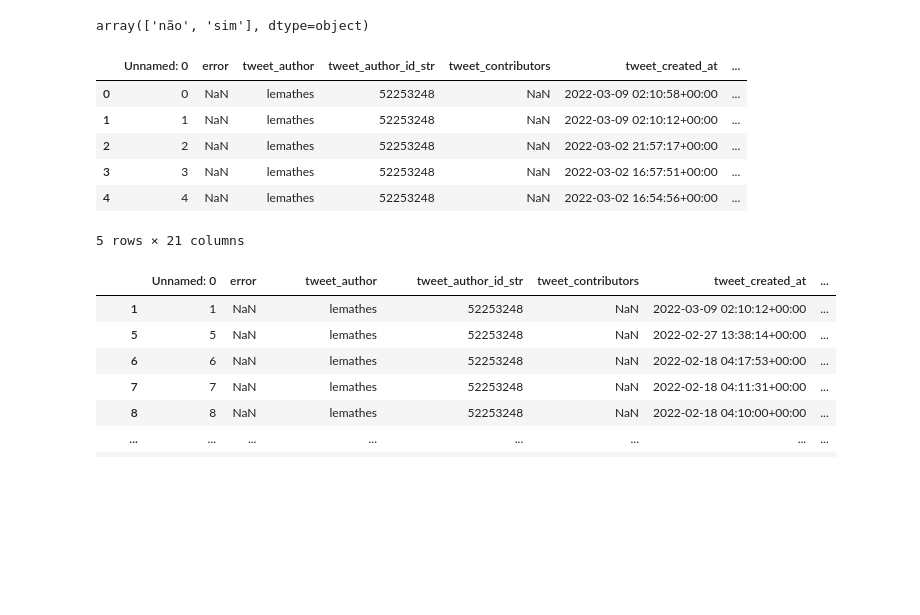
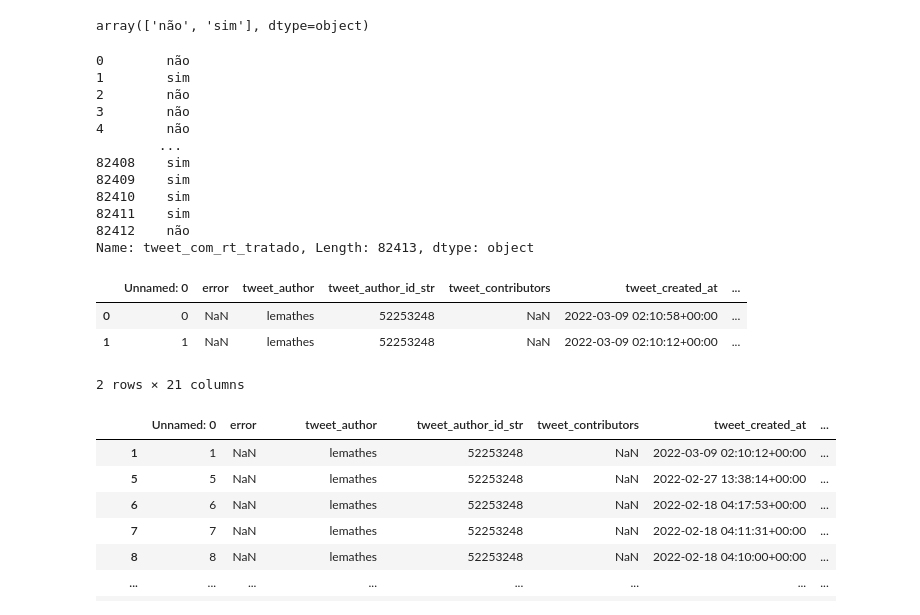
Before and after one commit to Pegabots/Motor, a Jupyter notebook: New-Model-From-INCT-DD-Evaluation.ipynb, the cells around one changed output. Saved outputs shown, nothing was run; the diff lists cells and outputs as text; code cells hidden in the pictures; blank space fills up the shorter version.

```diff
--- a/New-Model-From-INCT-DD-Evaluation.ipynb
+++ b/New-Model-From-INCT-DD-Evaluation.ipynb
@@ -116,24 +129,35 @@ array(['não', 'sim'], dtype=object)
 #        if df_timeline.iloc[i]['tweet_text'].find("RT @") != -1:
 #            df_timeline.iloc[i]['retweet_tratado']  = 'sim'
 df_timeline['tweet_com_rt_tratado'] = df_timeline['tweet_text'].apply(lambda x: "sim" if x.find("RT @") != -1 else "não" )
+df_timeline['tweet_com_rt_tratado']
+# %% [output]
+0        não
+1        sim
+2        não
+3        não
+4        não
+        ...
+82408    sim
+82409    sim
+82410    sim
+82411    sim
+82412    não
+Name: tweet_com_rt_tratado, Length: 82413, dtype: object
 # %%
 #Combina em uma única coluna as informações de retweets e tweets com RT comentados
 def reune_rt(retweet,rt):
     if retweet == 'sim' or rt == 'sim':
         return 'sim'
     else:
         return 'não'
 
 df_timeline['retweet_e_tweet_com_rt_tratado'] = df_timeline.apply(lambda x: reune_rt(x.retweet_tratado, x.tweet_com_rt_tratado), axis=1)
-df_timeline.head()
+df_timeline.head(2)
 # %% [output]
 |  | Unnamed: 0 | error | tweet_author | tweet_author_id_str | tweet_contributors | tweet_created_at | ... |
 | 0 | 0 | NaN | lemathes | 52253248 | NaN | 2022-03-09 02:10:58+00:00 | ... |
 | 1 | 1 | NaN | lemathes | 52253248 | NaN | 2022-03-09 02:10:12+00:00 | ... |
-| 2 | 2 | NaN | lemathes | 52253248 | NaN | 2022-03-02 21:57:17+00:00 | ... |
-| 3 | 3 | NaN | lemathes | 52253248 | NaN | 2022-03-02 16:57:51+00:00 | ... |
-| 4 | 4 | NaN | lemathes | 52253248 | NaN | 2022-03-02 16:54:56+00:00 | ... |
-5 rows × 21 columns
+2 rows × 21 columns
 # %%
 df_timeline[df_timeline["retweet_e_tweet_com_rt_tratado"] == 'sim']
 # %% [output]
```
Also changed, not shown: parts of 51 cells of this notebook.
